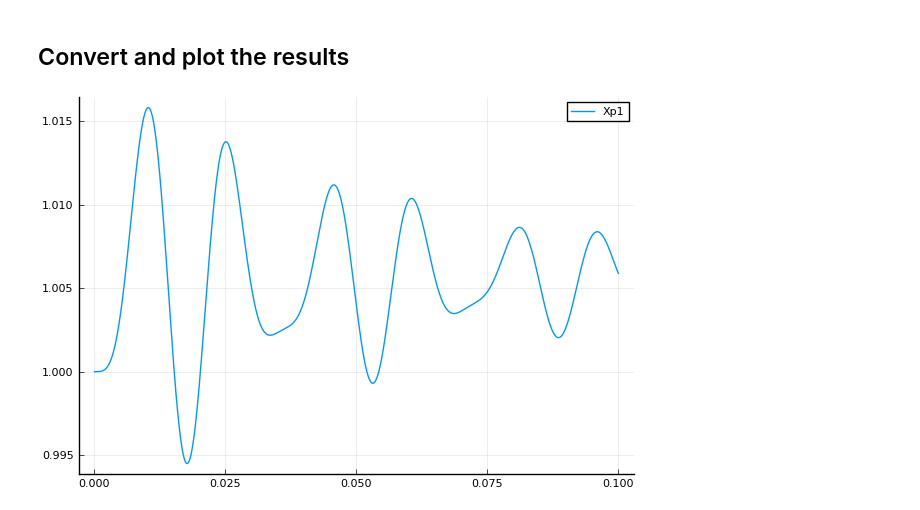
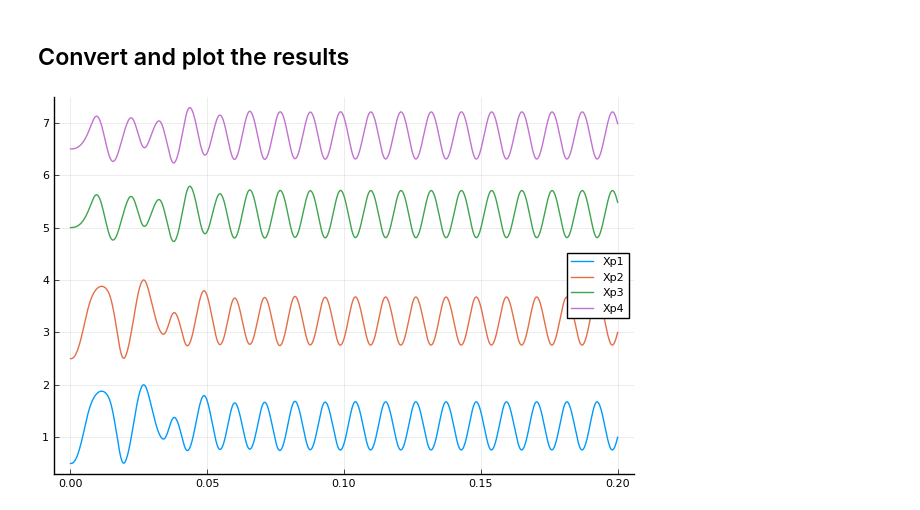
Before and after one commit to liyuxuan48/OneDThermalFlow, a Jupyter notebook: examples/U shape PHP dynamics with multiple liquid slugs.ipynb, the cells around one changed output. Saved outputs shown, nothing was run; the diff lists cells and outputs as text; code cells hidden in the pictures.

Commit message:
added phase change part of the multi=slug model

```diff
--- a/examples/U shape PHP dynamics with multiple liquid slugs.ipynb
+++ b/examples/U shape PHP dynamics with multiple liquid slugs.ipynb
@@ -62,7 +65,7 @@ Condenser(3000.0, 0.85, Tuple{Float64,Float64}[(1.0, 3.0), (5.0, 7.0)])
 # %% [markdown]
 ## Vapor plug and liquid slug initialization
 # %%
-X0 = [(1.0,3.0),(5.5,6.0)]
+X0 = [(0.5,2.5),(5.0,6.5)]
 dXdt0 = [(0.0,0.0),(0.0,0.0)]
 liquids=LiquidSlug(γ,ω0,℘,X0,dXdt0)
 # %% [output]
@@ -149,8 +110,8 @@ solve! (generic function with 1 method)
 ## Solve the constructed ODE for U
 # %%
 p = sys0
-tspan = (0.0, 0.1);
-prob = ODEProblem(solve!, u, tspan, p)
+tspan = (0.0, 0.2);
+prob = ODEProblem(zhang2002model!, u, tspan, p)
 sol = solve(prob, RK4(), adaptive=false, dt=1.0e-5);
 # %% [markdown]
 ## Convert and plot the results
@@ -170,6 +136,9 @@ for i = 1:length(sol)
     thist[i]=sol.t[i]
 end
-# %%
-plot(thist,X1hist,label="Xp1")
-# %% [output]
-[figure, removed]
+# %%
+plot(thist,X1hist,label="Xp1")
+plot!(thist,X2hist,label="Xp2")
+plot!(thist,X3hist,label="Xp3")
+plot!(thist,X4hist,label="Xp4")
+# %% [output]
+[figure, added]
```
Also changed, not shown: parts of 16 cells of this notebook, 3 other files.
